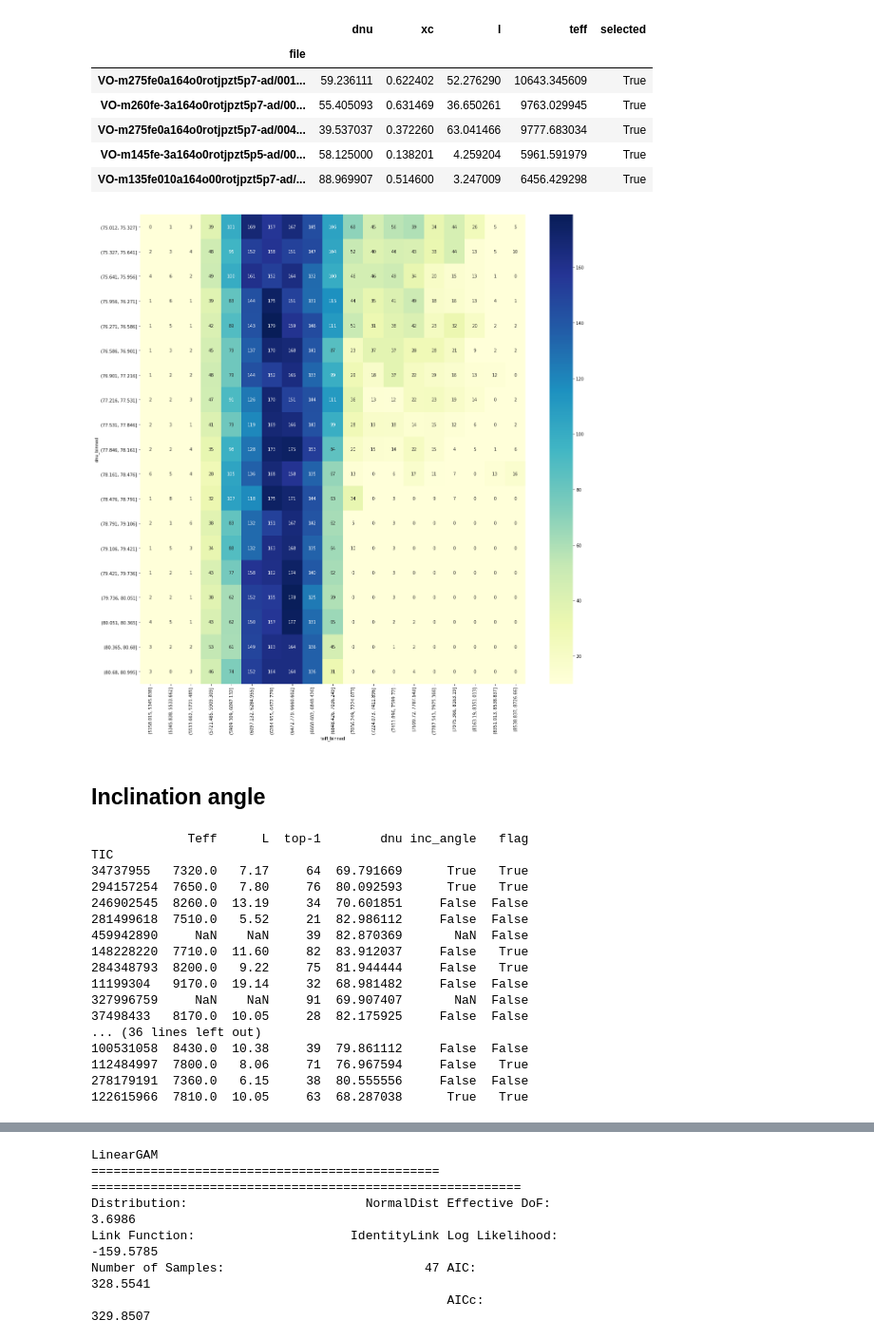
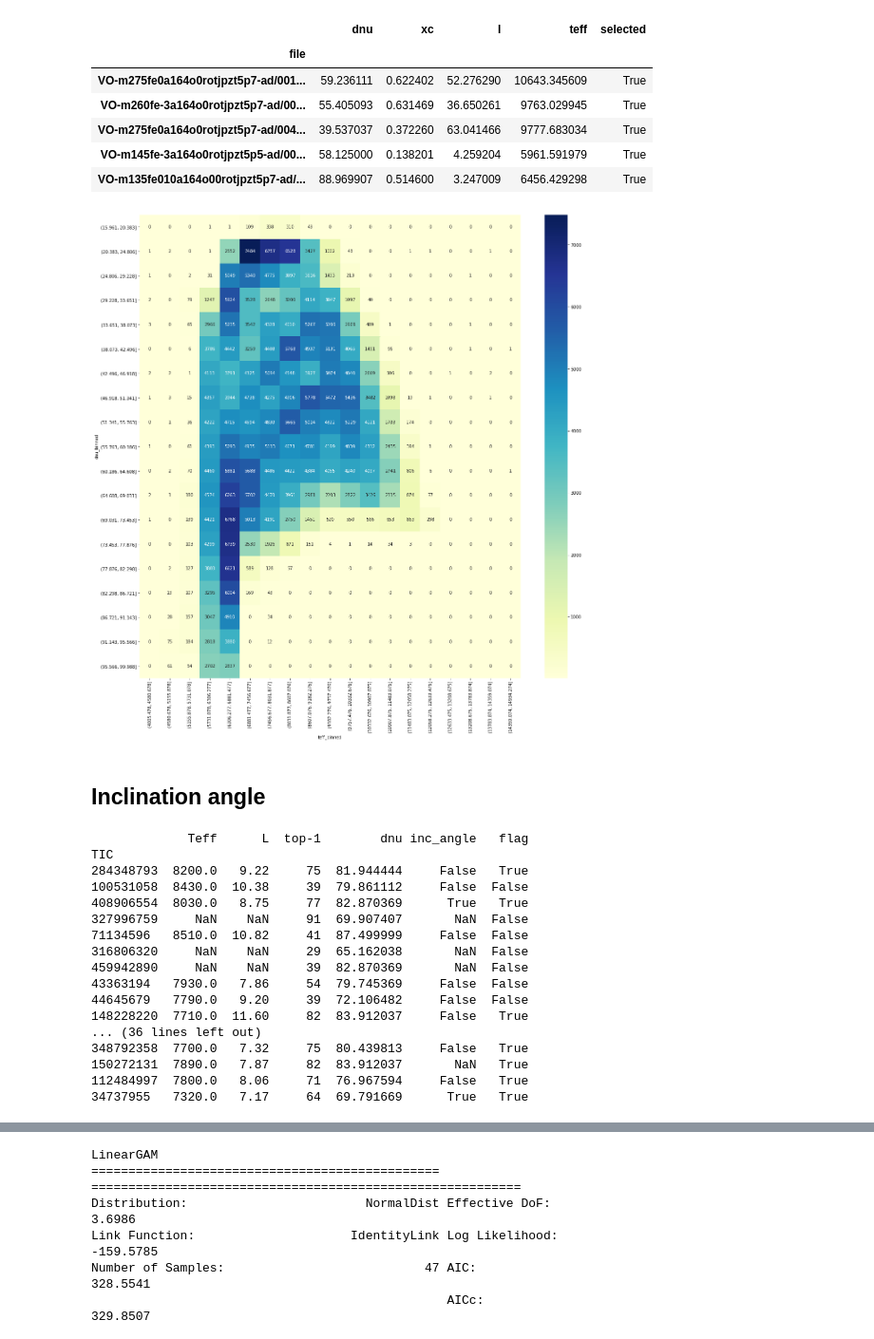
Before and after one commit to rmaestre/NN-Asteroseismology, a Jupyter notebook: astronn/notebooks/bedding.ipynb, the cells around one changed output, grey strips where cells are left out. Shown at 95% size. Drawn from its saved outputs; the diff is of its cells as text; code cells hidden in the pictures.

```diff
--- a/astronn/notebooks/bedding.ipynb
+++ b/astronn/notebooks/bedding.ipynb
@@ -467,30 +467,30 @@ df_dnu_l_teff.head()
 | VO-m135fe010a164o00rotjpzt5p7-ad/... | 88.969907 | 0.514600 | 3.247009 | 6456.429298 | True |
 # %%
 df_dnu_l_teff_filter = df_dnu_l_teff[
-    (df_dnu_l_teff["dnu"] < 81) & (df_dnu_l_teff["dnu"] > 75)
+    (df_dnu_l_teff["dnu"] < 100) & (df_dnu_l_teff["dnu"] > 1)
 ]
 
 df_dnu_l_teff_filter["dnu_binned"] = pd.cut(
     df_dnu_l_teff_filter["dnu"],
     np.linspace(
         df_dnu_l_teff_filter["dnu"].min(), df_dnu_l_teff_filter["dnu"].max(), 20
     ),
 )
 df_dnu_l_teff_filter["teff_binned"] = pd.cut(
     df_dnu_l_teff_filter["teff"],
     np.linspace(
         df_dnu_l_teff_filter["teff"].min(), df_dnu_l_teff_filter["teff"].max(), 20
     ),
 )
 
 df_grouped = (
     df_dnu_l_teff_filter.groupby(["dnu_binned", "teff_binned"]).size().unstack()
 )
 fig, ax = plt.subplots(figsize=(20, 20))
 ax = sns.heatmap(df_grouped, linewidth=0.0, annot=True, cmap="YlGnBu", fmt="d", vmin=10)
 plt.show()
 # %% [output]
-[figure, old version]
+[figure, new version]
 # %% [markdown]
 ## Inclination angle
 # %%
@@ -532,7 +532,7 @@ for index in range(len(df_joined)):
             <= df_joined.iloc[index]["Teff"] + df_joined.iloc[index]["Teff"] * 0.1
         )
         selected = df_dnu_l_teff[flag_dnu & flag_teff]["l"]
-        if np.isnan(selected.mean()):
+        if len(selected) < 10:
             subresult.append(np.nan)
         else:
             subresult.append(round(abs(df_joined.iloc[index]["L"]-selected.quantile(0.5)), 2))
@@ -542,21 +542,21 @@ for index in range(len(df_joined)):
 # %% [output]
              Teff      L  top-1        dnu inc_angle   flag
 TIC
+284348793  8200.0   9.22     75  81.944444     False   True
+100531058  8430.0  10.38     39  79.861112     False  False
+408906554  8030.0   8.75     77  82.870369      True   True
+327996759     NaN    NaN     91  69.907407       NaN  False
+71134596   8510.0  10.82     41  87.499999     False  False
+316806320     NaN    NaN     29  65.162038       NaN  False
+459942890     NaN    NaN     39  82.870369       NaN  False
+43363194   7930.0   7.86     54  79.745369     False  False
+44645679   7790.0   9.20     39  72.106482     False  False
+148228220  7710.0  11.60     82  83.912037     False   True
+... (36 lines left out)
+348792358  7700.0   7.32     75  80.439813     False   True
+150272131  7890.0   7.87     82  83.912037       NaN   True
+112484997  7800.0   8.06     71  76.967594     False   True
 34737955   7320.0   7.17     64  69.791669      True   True
-294157254  7650.0   7.80     76  80.092593      True   True
-246902545  8260.0  13.19     34  70.601851     False  False
-281499618  7510.0   5.52     21  82.986112     False  False
-459942890     NaN    NaN     39  82.870369       NaN  False
-148228220  7710.0  11.60     82  83.912037     False   True
-284348793  8200.0   9.22     75  81.944444     False   True
-11199304   9170.0  19.14     32  68.981482     False  False
-327996759     NaN    NaN     91  69.907407       NaN  False
-37498433   8170.0  10.05     28  82.175925     False  False
-... (36 lines left out)
-100531058  8430.0  10.38     39  79.861112     False  False
-112484997  7800.0   8.06     71  76.967594     False   True
-278179191  7360.0   6.15     38  80.555556     False  False
-122615966  7810.0  10.05     63  68.287038      True   True
 # %%
 m = pd.DataFrame(np.asarray(results))
 m.index = df_joined.index
```
Also changed, not shown: parts of 12 cells of this notebook.
